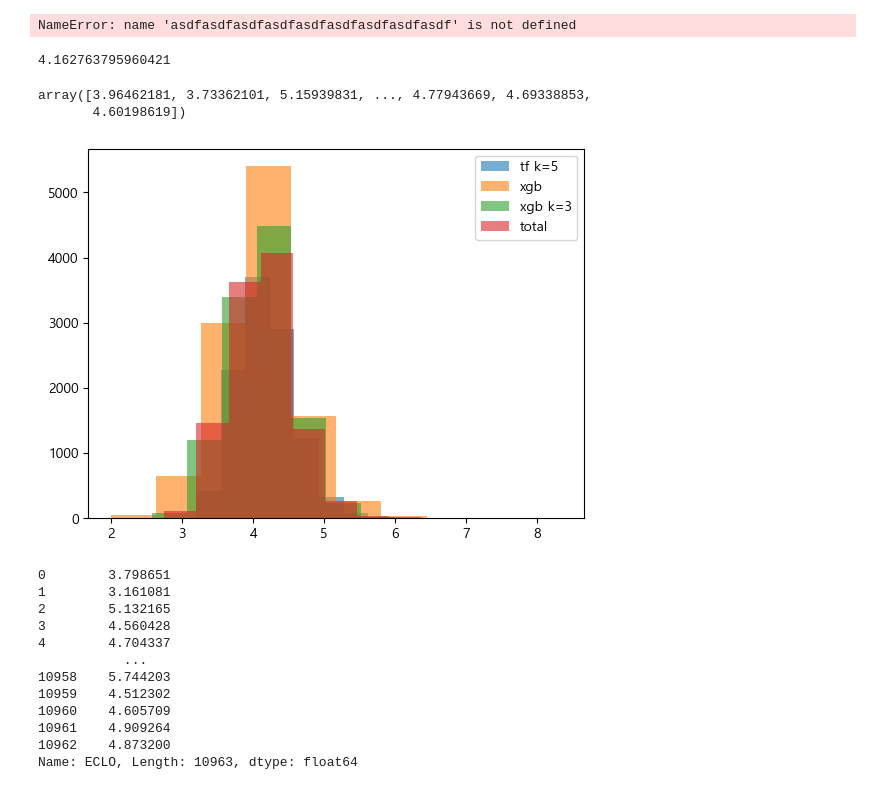
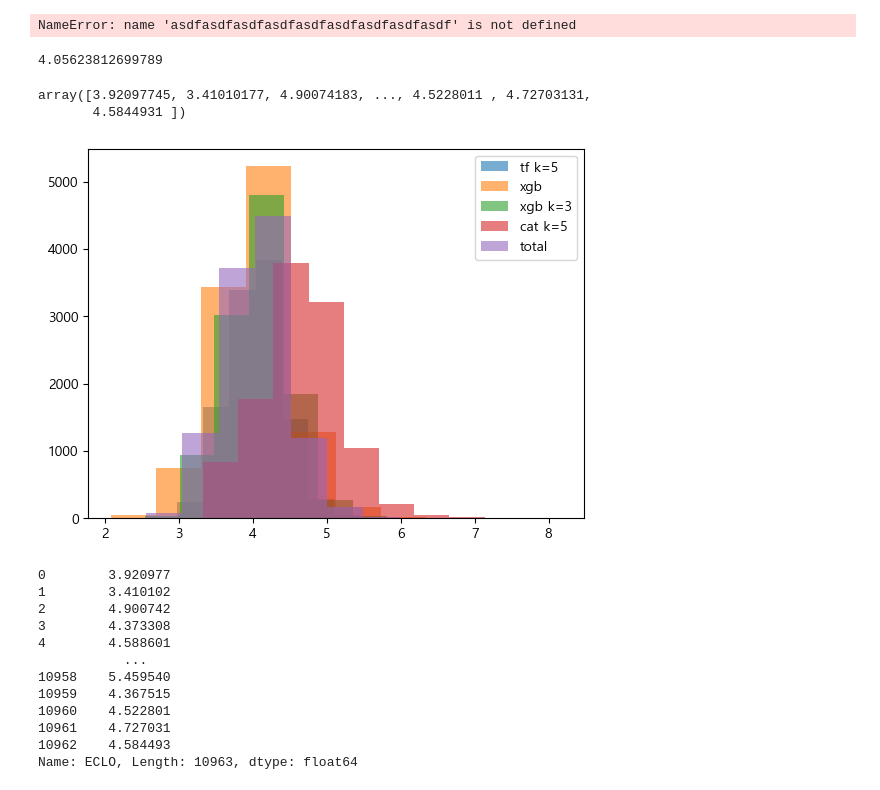
Before and after one commit to wonjinmon/dacon_daegu, a Jupyter notebook: 1206_make_csv_kang.ipynb, the cells around one changed output. Saved outputs shown, nothing was run; the diff lists cells and outputs as text; code cells hidden in the pictures.

```diff
--- a/1206_make_csv_kang.ipynb
+++ b/1206_make_csv_kang.ipynb
@@ -554,7 +554,7 @@ params = {
     "alpha": 0.0001,
     "lambda": 0.0001,
     'seed': 3663,
-    'max_depth': 6,
+    'max_depth': 5,
     'subsample': 0.8,
     'nthread': 8,
     'eval_metric': 'rmsle'
@@ -562,7 +562,7 @@ params = {
 # ft = [cat_to_str[col] for col in train_x.columns]
 train_preds = np.zeros(len(train_x))
 xgb_test_preds = np.zeros(len(test_x))
-skf = StratifiedKFold(n_splits=3, shuffle=True, random_state=3663)
+skf = KFold(n_splits=4, shuffle=True, random_state=3663)
 # skf = KFold(n_splits=5, shuffle=True, random_state=42)
 for i, (train_index, valid_index) in enumerate(skf.split(train_x, train_y)):
     dtrain = xgb.DMatrix(train_x.values[train_index], label=train_y.values[train_index], enable_categorical=True)
@@ -591,34 +592,31 @@ for i, (train_index, valid_index) in enumerate(skf.split(train_x, train_y)):
 # %%
-from sklearn.preprocessing import RobustScaler
 from catboost import CatBoostRegressor, Pool
 
 
-scaler = RobustScaler()
-train_xs = scaler.fit_transform(train_x)
-test_xs = scaler.fit_transform(test_x)
+train_preds = np.zeros(len(train_x))
+cat_test_preds = np.zeros(len(test_x))
 
-cat_train_preds = np.zeros(len(train_xs))
-cat_test_preds = np.zeros(len(test_xs))
-
-
+# skf = KFold(n_splits=5, shuffle=True, random_state=42)
 skf = StratifiedKFold(n_splits=5, shuffle=True, random_state=42)
-
-for i, (train_index, valid_index) in enumerate(skf.split(train_xs, train_y)):
-    dtrain = Pool(data=train_xs[train_index], label=train_y[train_index])
-    dvalid = Pool(data=train_xs[valid_index], label=train_y[valid_index])
-
+for i, (train_index, valid_index) in enumerate(skf.split(train_x, train_y)):
+    dtrain = Pool(
+        data=train_x.values[train_index], label=train_y.values[train_index]
+    )
+    dvalid = Pool(
+        data=train_x.values[valid_index], label=train_y.values[valid_index]
+    )
     bst = CatBoostRegressor(
         iterations=1000,
         objective="RMSE",
         learning_rate=0.01,
         l2_leaf_reg=6,
         depth=4,
-        random_seed=1047,
-        subsample=0.7,
+        random_seed=42,
+        subsample=0.8,
         bagging_temperature=0.23,
         od_type="Iter",
     )
     bst.fit(X=dtrain, eval_set=dvalid)
 
-    cat_test_preds += bst.predict(Pool(test_xs)) / skf.n_splits
+    cat_test_preds += bst.predict(Pool(test_x)) / skf.n_splits
 # %% [output]
@@ -660,46 +674,49 @@ asdfasdfasdfasdfasdfasdfasdfasdfasdf
 # %% [output]
 NameError: name 'asdfasdfasdfasdfasdfasdfasdfasdfasdf' is not defined
 # %%
-# test_preds = (0.7 * tf_test_preds) + (0.1 * xgb_test_pred) + (0.2 * xgb_test_preds)
-# test_preds = (0.3 * tf_test_preds) + (0.6 * xgb_test_pred) + (0.1 * xgb_test_preds) # 0.426254
+# result_test_preds = (0.7 * tf_test_preds) + (0.1 * xgb_test_pred) + (0.2 * xgb_test_preds)
+# result_test_preds = (0.3 * tf_test_preds) + (0.6 * xgb_test_pred) + (0.1 * xgb_test_preds) # 0.426254
+
+# result_test_preds = (0.7 * tf_test_preds) + (0.1 * xgb_test_pred) + (0.2 * cat_test_preds)
 
 
-result_test_preds = (0.7 * tf_test_preds) + (0.1 * xgb_test_pred) + (0.2 * cat_test_preds)
+result_test_preds = (0.35 * tf_test_preds) + (0.475 * xgb_test_pred +(0.15 * xgb_test_preds) + (0.025 * cat_test_preds))  # 0.42567
 print(result_test_preds.mean())
 result_test_preds
 # %% [output]
-4.162763795960421
+4.05623812699789
-array([3.96462181, 3.73362101, 5.15939831, ..., 4.77943669, 4.69338853,
-       4.60198619])
+array([3.92097745, 3.41010177, 4.90074183, ..., 4.5228011 , 4.72703131,
+       4.5844931 ])
 # %%
 # fig, axes = plt.subplots(ncols=4, figsize=(10, 2))
 plt.hist(tf_test_preds, alpha=0.6, label="tf k=5")
 plt.hist(xgb_test_pred, alpha=0.6, label="xgb")
 plt.hist(xgb_test_preds, alpha=0.6, label="xgb k=3")
+plt.hist(cat_test_preds, alpha=0.6, label="cat k=5")
 # plt.hist(tf_test_preds2, alpha=0.6, label="AE")
 # plt.hist(poi_pred, alpha=0.6, label="Poisson")
 # plt.hist(glm_pred, alpha=0.6, label="Gaussian")
 plt.hist(result_test_preds, alpha=0.6, label="total")
 plt.legend()
 plt.show()
 # %% [output]
-[figure, old version]
+[figure, new version]
 # %%
 sample_submission = pd.read_csv('data/sample_submission.csv')
 sample_submission["ECLO"] = result_test_preds
 
-sample_submission.to_csv("231207_tf5_xgb1_xgb3_0_0001.csv", index=False)
+sample_submission.to_csv("231208_tf5_xgb1_xgb3_cat5.csv", index=False)
 sample_submission["ECLO"]
 # %% [output]
-0        3.798651
-1        3.161081
-2        5.132165
-3        4.560428
-4        4.704337
+0        3.920977
+1        3.410102
+2        4.900742
+3        4.373308
+4        4.588601
            ...
-10958    5.744203
-10959    4.512302
-10960    4.605709
-10961    4.909264
-10962    4.873200
+10958    5.459540
+10959    4.367515
+10960    4.522801
+10961    4.727031
+10962    4.584493
 Name: ECLO, Length: 10963, dtype: float64
```
Also changed, not shown: parts of 8 cells of this notebook, 12 other files.
